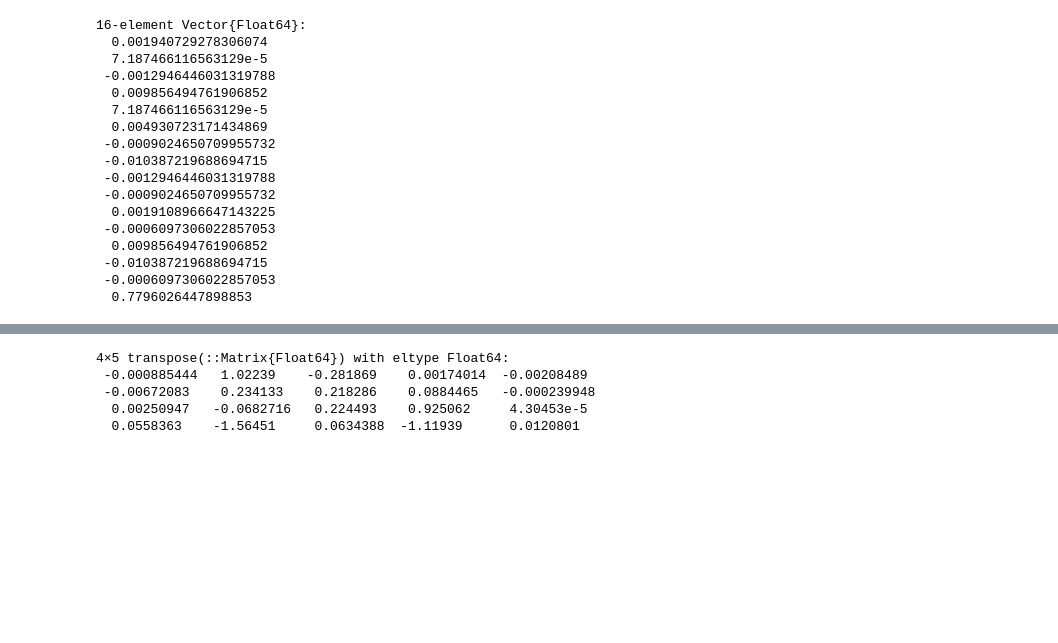
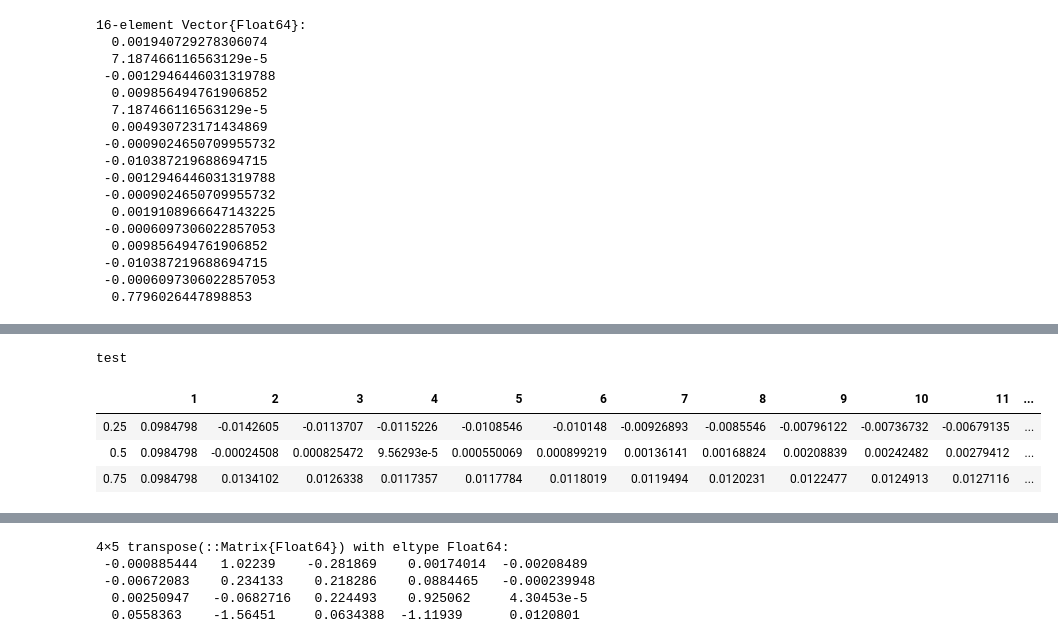
Before and after one commit to msz13/Goal-Based-Investing, a Jupyter notebook: julia_msp/usa_bvar_temp.ipynb, the cells around one changed output, grey strips where cells are left out. Drawn from its saved outputs; the diff is of its cells as text; code cells hidden in the pictures; blank space fills up the shorter version.

```diff
--- a/julia_msp/usa_bvar_temp.ipynb
+++ b/julia_msp/usa_bvar_temp.ipynb
@@ -624,0 +656,8 @@ vec([1 2 ; 3 4; 5 6])
+# %%
+print_percentiles(s[4,:,:],[.25,.5,.75],"test")
+# %% [output]
+test
+|  | 1 | 2 | 3 | 4 | 5 | 6 | 7 | 8 | 9 | 10 | 11 | ... |
+| 0.25 | 0.0984798 | -0.0142605 | -0.0113707 | -0.0115226 | -0.0108546 | -0.010148 | -0.00926893 | -0.0085546 | -0.00796122 | -0.00736732 | -0.00679135 | ... |
+| 0.5 | 0.0984798 | -0.00024508 | 0.000825472 | 9.56293e-5 | 0.000550069 | 0.000899219 | 0.00136141 | 0.00168824 | 0.00208839 | 0.00242482 | 0.00279412 | ... |
+| 0.75 | 0.0984798 | 0.0134102 | 0.0126338 | 0.0117357 | 0.0117784 | 0.0118019 | 0.0119494 | 0.0120231 | 0.0122477 | 0.0124913 | 0.0127116 | ... |
```
Also changed, not shown: parts of 46 cells of this notebook, 1 other file.
